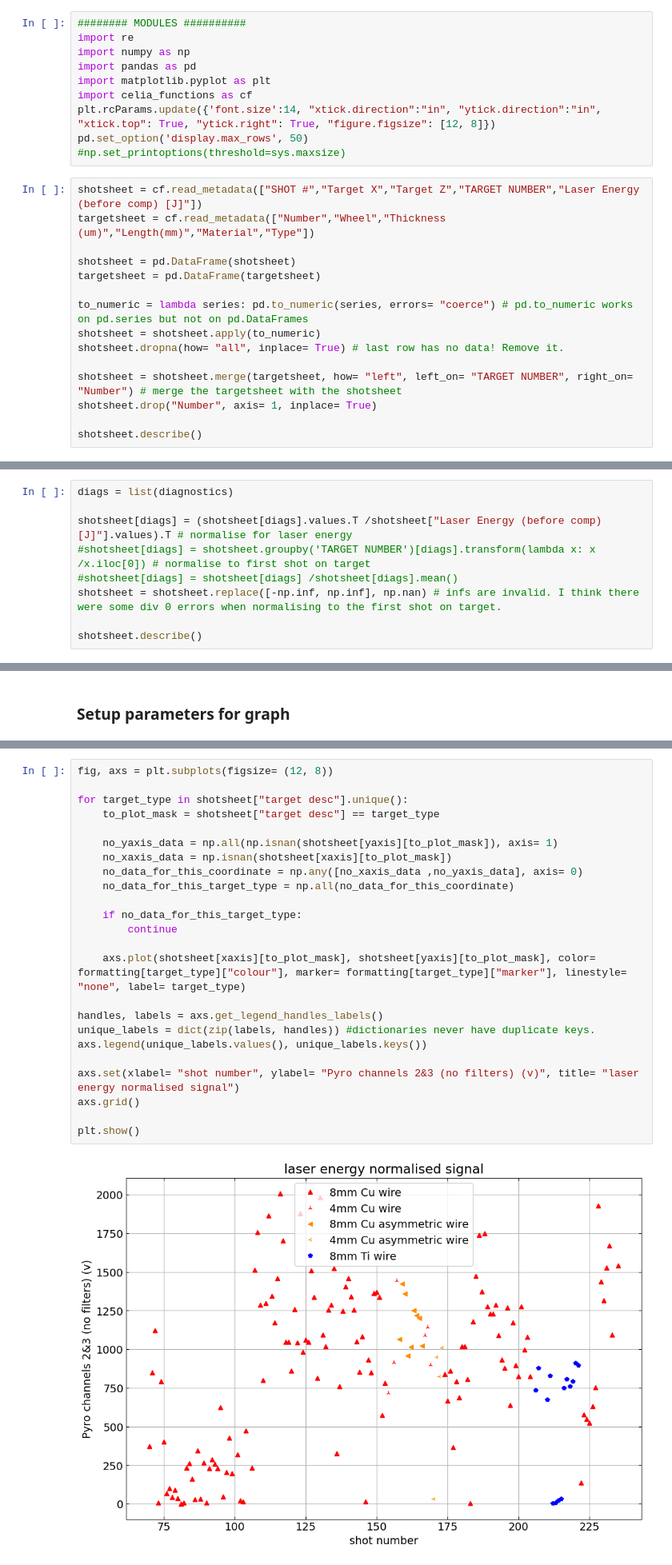
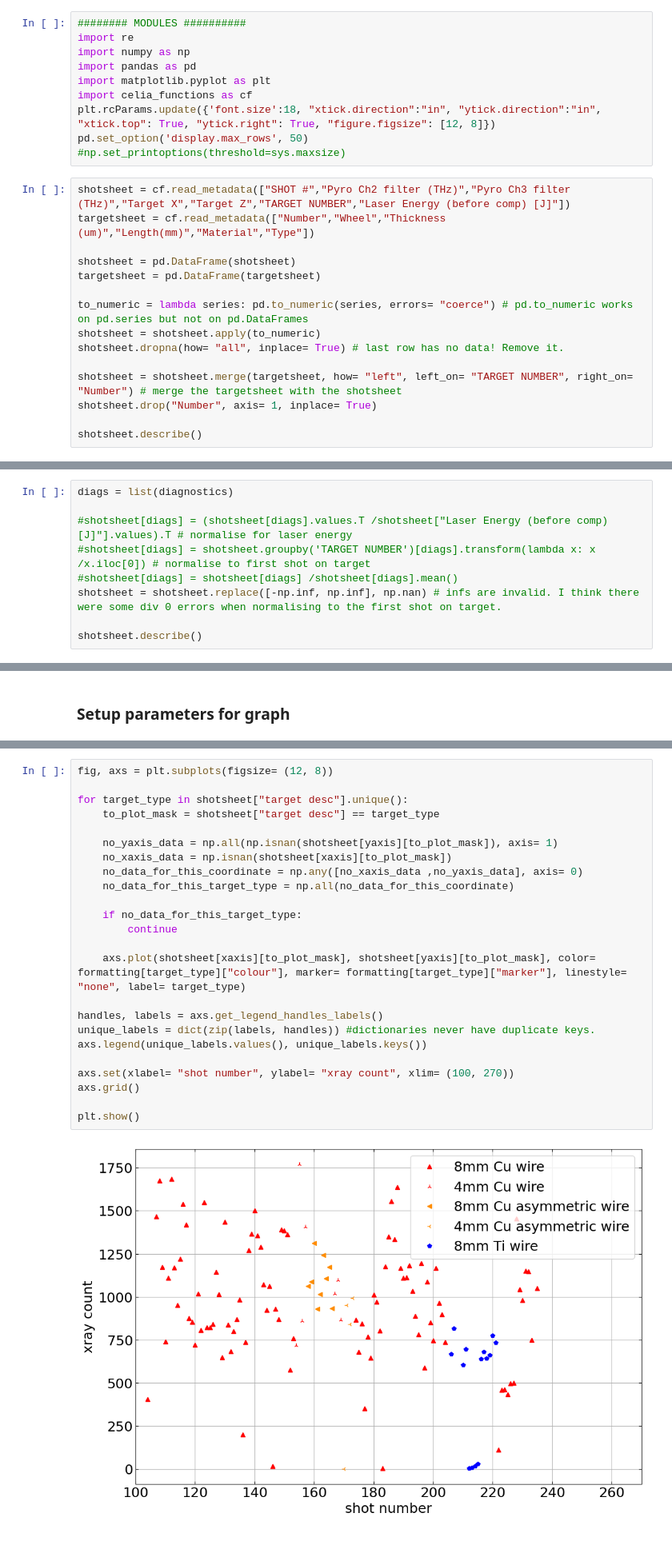
Before and after one commit to Jammi-Dodgers/celia_analysis, a Jupyter notebook: target_type_comparason.ipynb, the cells around one changed output, grey strips where cells are left out. Shown at 80% size. Cells and saved outputs as stored; diff of their text form; blank space fills up the shorter version.

Commit message:
made different graphs and comparasons

```diff
--- a/target_type_comparason.ipynb
+++ b/target_type_comparason.ipynb
@@ -5,11 +5,11 @@ import numpy as np
 import pandas as pd
 import matplotlib.pyplot as plt
 import celia_functions as cf
-plt.rcParams.update({'font.size':14, "xtick.direction":"in", "ytick.direction":"in", "xtick.top": True, "ytick.right": True, "figure.figsize": [12, 8]})
+plt.rcParams.update({'font.size':18, "xtick.direction":"in", "ytick.direction":"in", "xtick.top": True, "ytick.right": True, "figure.figsize": [12, 8]})
 pd.set_option('display.max_rows', 50)
 #np.set_printoptions(threshold=sys.maxsize)
 # %%
-shotsheet = cf.read_metadata(["SHOT #","Target X","Target Z","TARGET NUMBER","Laser Energy (before comp) [J]"])
+shotsheet = cf.read_metadata(["SHOT #","Pyro Ch2 filter (THz)","Pyro Ch3 filter (THz)","Target X","Target Z","TARGET NUMBER","Laser Energy (before comp) [J]"])
 targetsheet = cf.read_metadata(["Number","Wheel","Thickness (um)","Length(mm)","Material","Type"])
 
 shotsheet = pd.DataFrame(shotsheet)
@@ -158,7 +158,7 @@ shotsheet.describe()
 # %%
 diags = list(diagnostics)
 
-shotsheet[diags] = (shotsheet[diags].values.T /shotsheet["Laser Energy (before comp) [J]"].values).T # normalise for laser energy
+#shotsheet[diags] = (shotsheet[diags].values.T /shotsheet["Laser Energy (before comp) [J]"].values).T # normalise for laser energy
 #shotsheet[diags] = shotsheet.groupby('TARGET NUMBER')[diags].transform(lambda x: x /x.iloc[0]) # normalise to first shot on target
 #shotsheet[diags] = shotsheet[diags] /shotsheet[diags].mean()
 shotsheet = shotsheet.replace([-np.inf, np.inf], np.nan) # infs are invalid. I think there were some div 0 errors when normalising to the first shot on target.
@@ -209,26 +209,26 @@ yaxis = ["xray"]
 # %%
 fig, axs = plt.subplots(figsize= (12, 8))
 
 for target_type in shotsheet["target desc"].unique():
     to_plot_mask = shotsheet["target desc"] == target_type
 
     no_yaxis_data = np.all(np.isnan(shotsheet[yaxis][to_plot_mask]), axis= 1)
     no_xaxis_data = np.isnan(shotsheet[xaxis][to_plot_mask])
     no_data_for_this_coordinate = np.any([no_xaxis_data ,no_yaxis_data], axis= 0)
     no_data_for_this_target_type = np.all(no_data_for_this_coordinate)
 
     if no_data_for_this_target_type:
         continue
 
     axs.plot(shotsheet[xaxis][to_plot_mask], shotsheet[yaxis][to_plot_mask], color= formatting[target_type]["colour"], marker= formatting[target_type]["marker"], linestyle= "none", label= target_type)
 
 handles, labels = axs.get_legend_handles_labels()
 unique_labels = dict(zip(labels, handles)) #dictionaries never have duplicate keys.
 axs.legend(unique_labels.values(), unique_labels.keys())
 
-axs.set(xlabel= "shot number", ylabel= "Pyro channels 2&3 (no filters) (v)", title= "laser energy normalised signal")
+axs.set(xlabel= "shot number", ylabel= "xray count", xlim= (100, 270))
 axs.grid()
 
 plt.show()
 # %% [output]
-[figure, old version]
+[figure, new version]
```
Also changed, not shown: parts of 3 cells of this notebook, 15 other files.
